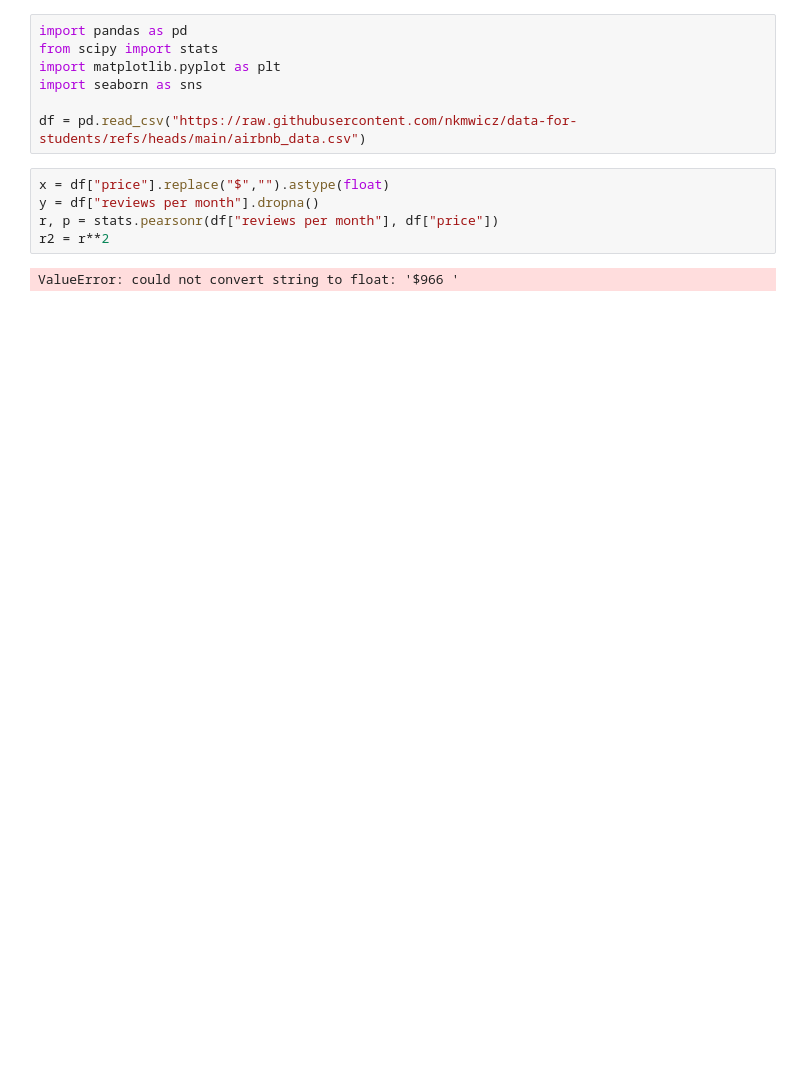
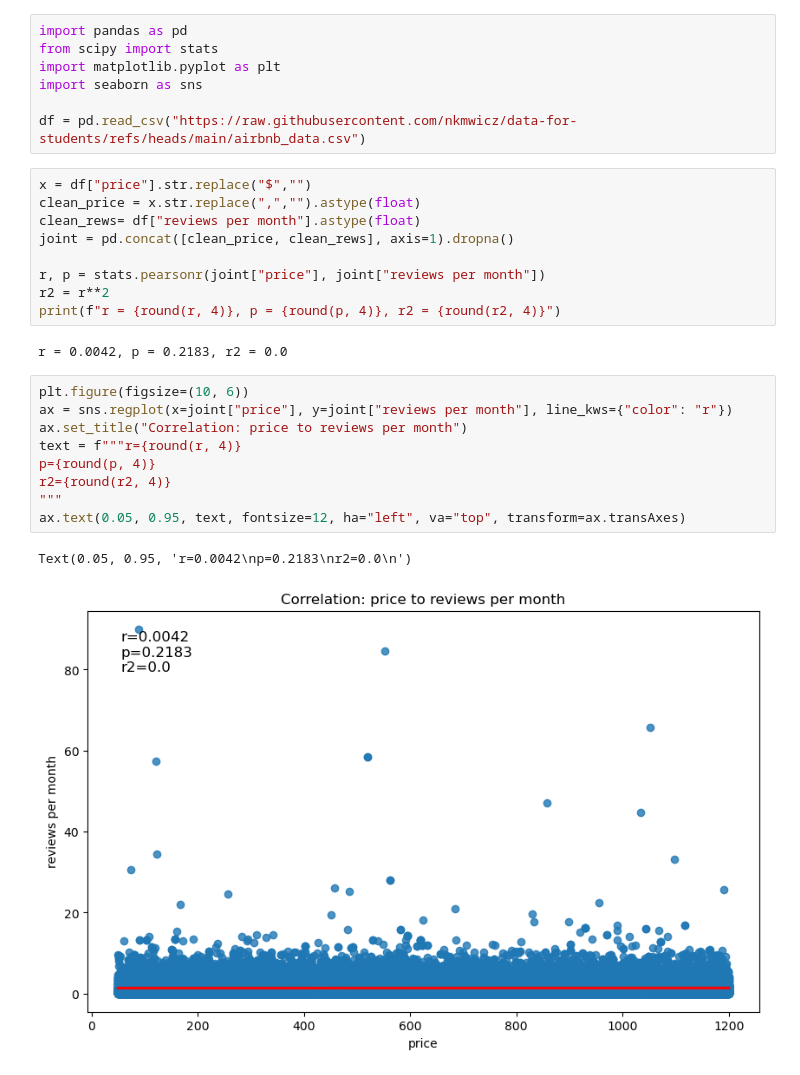
Before and after one commit to harleme05/homework, a Jupyter notebook: w.11.homework.ipynb, the cells around one changed output. Cells and saved outputs as stored; diff of their text form; blank space fills up the shorter version.

Commit message:
fixed problem with str.replace

```diff
--- a/w.11.homework.ipynb
+++ b/w.11.homework.ipynb
@@ -6,9 +6,25 @@ import seaborn as sns
 
 df = pd.read_csv("https://raw.githubusercontent.com/nkmwicz/data-for-students/refs/heads/main/airbnb_data.csv")
 # %%
-x = df["price"].replace("$","").astype(float)
-y = df["reviews per month"].dropna()
-r, p = stats.pearsonr(df["reviews per month"], df["price"])
+x = df["price"].str.replace("$","")
+clean_price = x.str.replace(",","").astype(float)
+clean_rews= df["reviews per month"].astype(float)
+joint = pd.concat([clean_price, clean_rews], axis=1).dropna()
+
+r, p = stats.pearsonr(joint["price"], joint["reviews per month"])
 r2 = r**2
+print(f"r = {round(r, 4)}, p = {round(p, 4)}, r2 = {round(r2, 4)}")
 # %% [output]
-ValueError: could not convert string to float: '$966 '
+r = 0.0042, p = 0.2183, r2 = 0.0
+# %%
+plt.figure(figsize=(10, 6))
+ax = sns.regplot(x=joint["price"], y=joint["reviews per month"], line_kws={"color": "r"})
+ax.set_title("Correlation: price to reviews per month")
+text = f"""r={round(r, 4)}
+p={round(p, 4)}
+r2={round(r2, 4)}
+"""
+ax.text(0.05, 0.95, text, fontsize=12, ha="left", va="top", transform=ax.transAxes)
+# %% [output]
+Text(0.05, 0.95, 'r=0.0042\np=0.2183\nr2=0.0\n')
+[figure, added]
```
